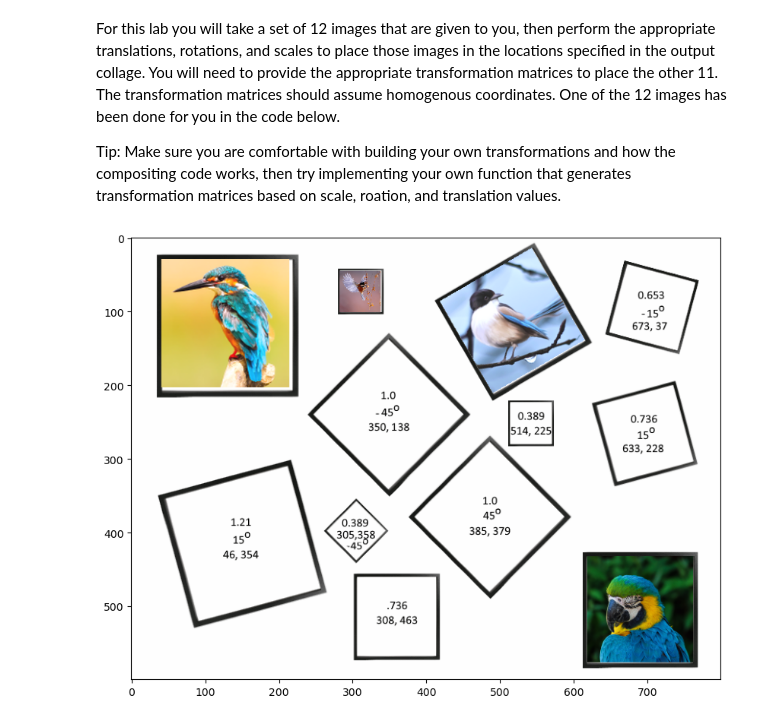
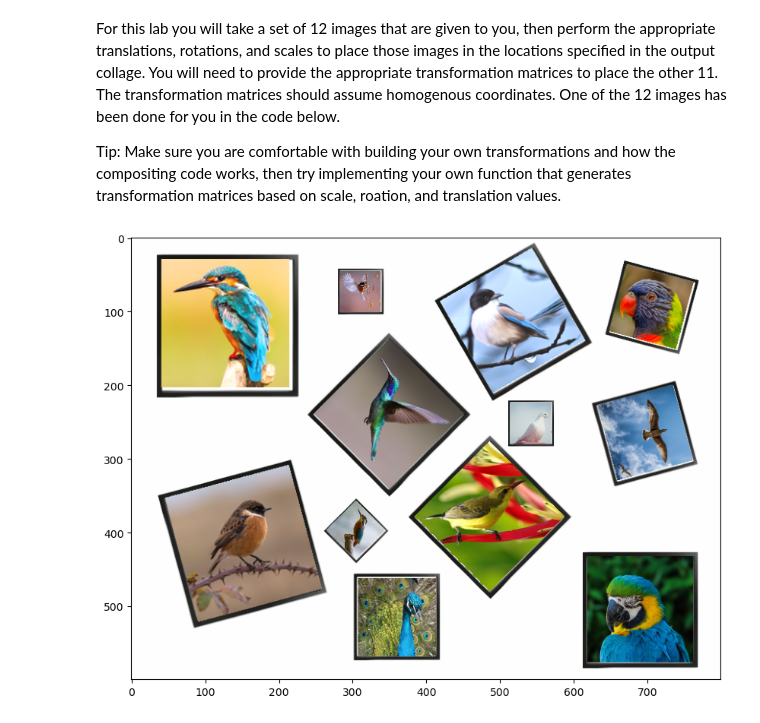
Before and after one commit to Owen-Senowitz/CSCI-4150-Computer-Vision, a Jupyter notebook: Lab 3/Lab3-ImageTransformations.ipynb, the cells around one changed output. Drawn from its saved outputs; the diff is of its cells as text; code cells hidden in the pictures.

Commit message:
all images complete

```diff
--- a/Lab 3/Lab3-ImageTransformations.ipynb
+++ b/Lab 3/Lab3-ImageTransformations.ipynb
@@ -58,51 +58,63 @@ filename5 = "Bird5.png"
 im5 = Image.open(filename5).convert("RGB")
 filename6 = "Bird6.png"
 im6 = Image.open(filename6).convert("RGB")
 filename7 = "Bird7.png"
 im7 = Image.open(filename7).convert("RGB")
 filename8 = "Bird8.png"
 im8 = Image.open(filename8).convert("RGB")
 filename9 = "Bird9.png"
 im9 = Image.open(filename9).convert("RGB")
 filename10 = "Bird10.png"
 im10 = Image.open(filename10).convert("RGB")
 filename11 = "Bird11.png"
 im11 = Image.open(filename11).convert("RGB")
 
+# Added my custom function to make it easy
+def create_transformation(theta_deg, s, tx, ty):
+    theta_deg = -theta_deg
+    theta_rad = math.radians(theta_deg)
+    cos_theta = math.cos(theta_rad)
+    sin_theta = math.sin(theta_rad)
+    transformation = np.matrix([
+        [cos_theta * s, -sin_theta * s, tx],
+        [sin_theta * s,  cos_theta * s, ty],
+        [0,              0,             1 ]
+    ])
+    return transformation
 
 #Define the transformation to the first picture frame
-transformation0 = np.matrix([[1,0,619],[0,1,433],[0,0,1]])
-transformation1 = np.matrix([[1.21, 0, 41], [0, 1.21, 30], [0, 0, 1]])
-transformation2 = np.matrix([[0.389, 0, 283], [0, 0.389, 46], [0, 0, 1]])
-# Create transformation for im3
-theta_deg = -30          # Rotation angle in degrees
-theta_rad = math.radians(theta_deg)  # Convert angle to radians
-s = 1.0                 # Scale factor
-tx = 419                # Translation along the x-axis
-ty = 87                 # Translation along the y-axis
-
-# Compute cosine and sine of the rotation angle
-cos_theta = math.cos(theta_rad)
-sin_theta = math.sin(theta_rad)
-
-# Construct the transformation matrix
-transformation3 = np.matrix([
-    [cos_theta * s, -sin_theta * s, tx],
-    [sin_theta * s,  cos_theta * s, ty],
-    [0,              0,             1 ]
-])
+transformation0 = create_transformation(0, 1.0, 619, 433)
+transformation1 = create_transformation(0, 1.21, 41, 30)
+transformation2 = create_transformation(0, 0.389, 283, 46)
+transformation3 = create_transformation(30, 1.0, 419, 87)
+transformation4 = create_transformation(-15, 0.653, 673, 37)
+transformation5 = create_transformation(-45, 1.0, 350, 138)
+transformation6 = create_transformation(0, 0.389, 514, 225)
+transformation7 = create_transformation(15, 0.736, 633, 228)
+transformation8 = create_transformation(15, 1.21, 46, 354)
+transformation9 = create_transformation(-45, 0.389, 305, 358)
+transformation10 = create_transformation(45, 1.0, 385, 379)
+transformation11 = create_transformation(0, .736, 308, 463)
 
 #Compose the two images together
 result = compose(frame, im0, transformation0)
 result = compose(result, im1, transformation1)
 result = compose(result, im2, transformation2)
 result = compose(result, im3, transformation3)
+result = compose(result, im4, transformation4)
+result = compose(result, im5, transformation5)
+result = compose(result, im6, transformation6)
+result = compose(result, im7, transformation7)
+result = compose(result, im8, transformation8)
+result = compose(result, im9, transformation9)
+result = compose(result, im10, transformation10)
+result = compose(result, im11, transformation11)
 
 #Show the result
 plt.imshow(result)
 plt.show()
 
 #Uncomment this line if you want to save the image
 #result.save("Output.png")
 # %% [output]
-[figure, old version]
+[figure, new version]
```
